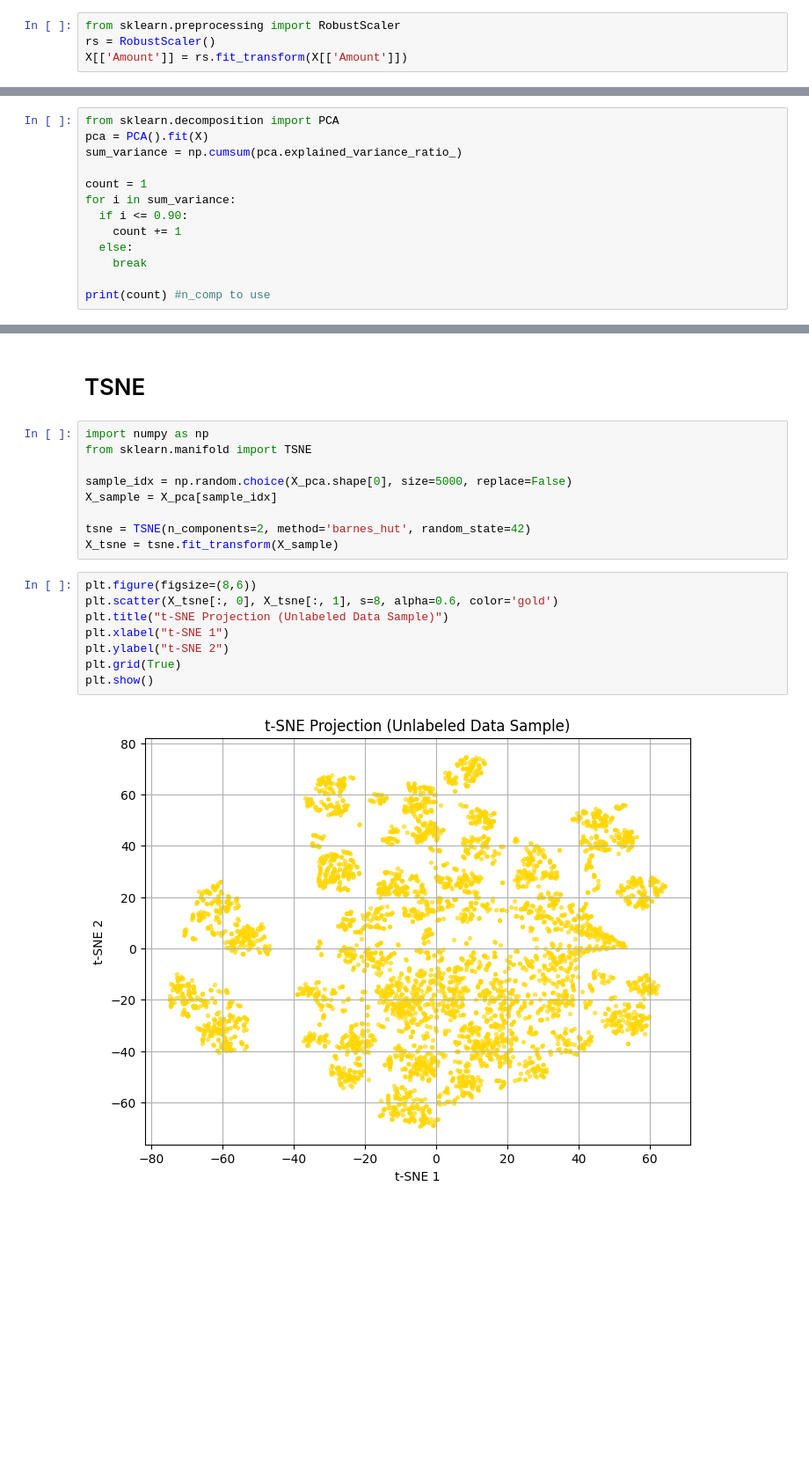
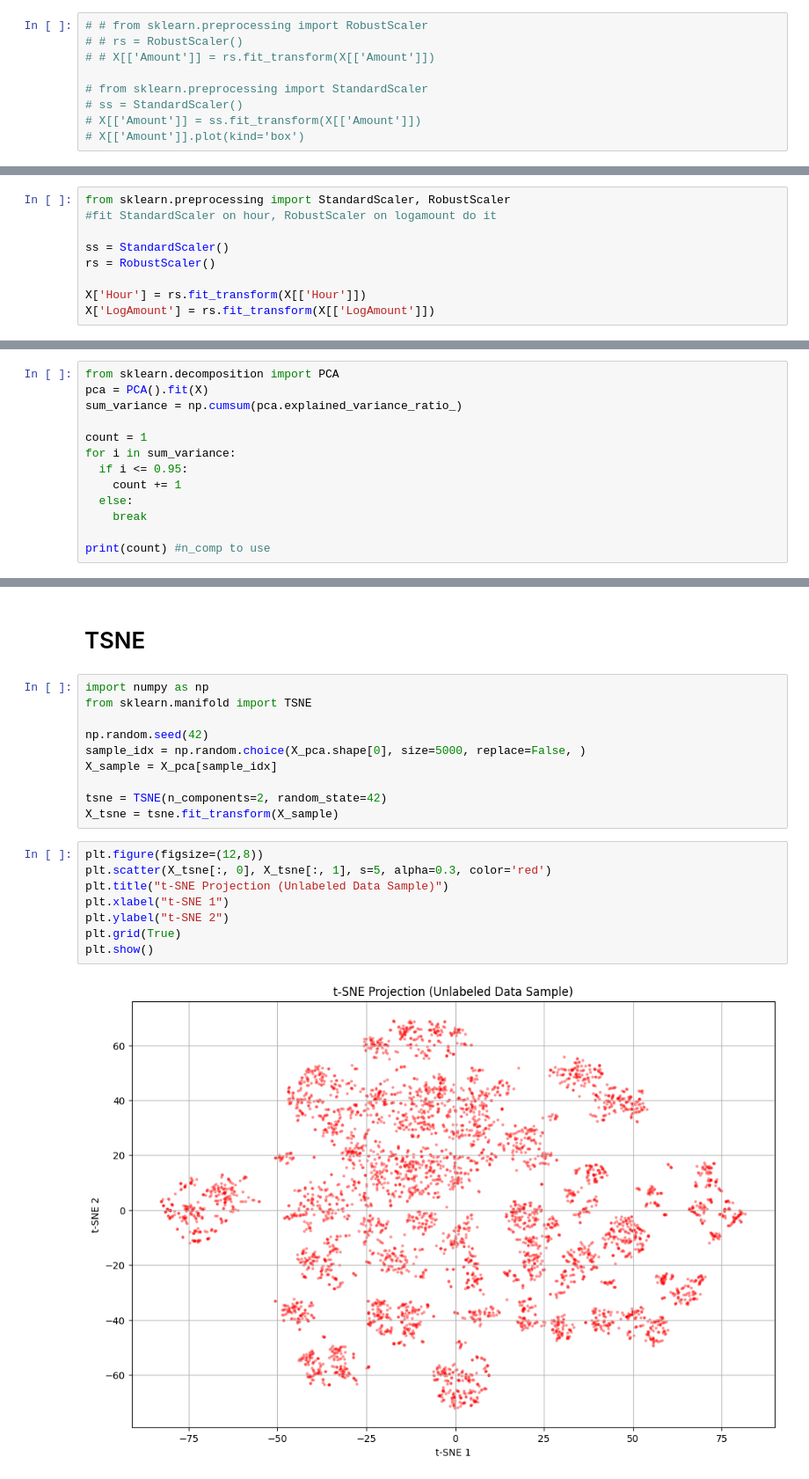
Before and after one commit to Bira0/GroupB, a Jupyter notebook: FinalProject.ipynb, the cells around one changed output, grey strips where cells are left out. Shown at 88% size. Drawn from its saved outputs; the diff is of its cells as text; blank space fills up the shorter version.

```diff
--- a/FinalProject.ipynb
+++ b/FinalProject.ipynb
@@ -125,7 +177,12 @@ X[['Time']].plot(kind='box')
 # %% [markdown]
 Scaling Amount using RobustScaler
 # %%
-from sklearn.preprocessing import RobustScaler
-rs = RobustScaler()
-X[['Amount']] = rs.fit_transform(X[['Amount']])
+# # from sklearn.preprocessing import RobustScaler
+# # rs = RobustScaler()
+# # X[['Amount']] = rs.fit_transform(X[['Amount']])
+
+# from sklearn.preprocessing import StandardScaler
+# ss = StandardScaler()
+# X[['Amount']] = ss.fit_transform(X[['Amount']])
+# X[['Amount']].plot(kind='box')
 # %%
@@ -135,0 +193,9 @@ X[['Amount']].plot(kind='box')
+# %%
+from sklearn.preprocessing import StandardScaler, RobustScaler
+#fit StandardScaler on hour, RobustScaler on logamount do it
+
+ss = StandardScaler()
+rs = RobustScaler()
+
+X['Hour'] = rs.fit_transform(X[['Hour']])
+X['LogAmount'] = rs.fit_transform(X[['LogAmount']])
@@ -140,7 +211,7 @@ sum_variance = np.cumsum(pca.explained_variance_ratio_)
 
 count = 1
 for i in sum_variance:
-  if i <= 0.90:
+  if i <= 0.95:
     count += 1
   else:
     break
@@ -204,18 +276,19 @@ plt.show()
 import numpy as np
 from sklearn.manifold import TSNE
 
-sample_idx = np.random.choice(X_pca.shape[0], size=5000, replace=False)
+np.random.seed(42)
+sample_idx = np.random.choice(X_pca.shape[0], size=5000, replace=False, )
 X_sample = X_pca[sample_idx]
 
-tsne = TSNE(n_components=2, method='barnes_hut', random_state=42)
+tsne = TSNE(n_components=2, random_state=42)
 X_tsne = tsne.fit_transform(X_sample)
 # %%
-plt.figure(figsize=(8,6))
-plt.scatter(X_tsne[:, 0], X_tsne[:, 1], s=8, alpha=0.6, color='gold')
+plt.figure(figsize=(12,8))
+plt.scatter(X_tsne[:, 0], X_tsne[:, 1], s=5, alpha=0.3, color='red')
 plt.title("t-SNE Projection (Unlabeled Data Sample)")
 plt.xlabel("t-SNE 1")
 plt.ylabel("t-SNE 2")
 plt.grid(True)
 plt.show()
 # %% [output]
-[figure, old version]
+[figure, new version]
```
Also changed, not shown: parts of 29 cells of this notebook.
